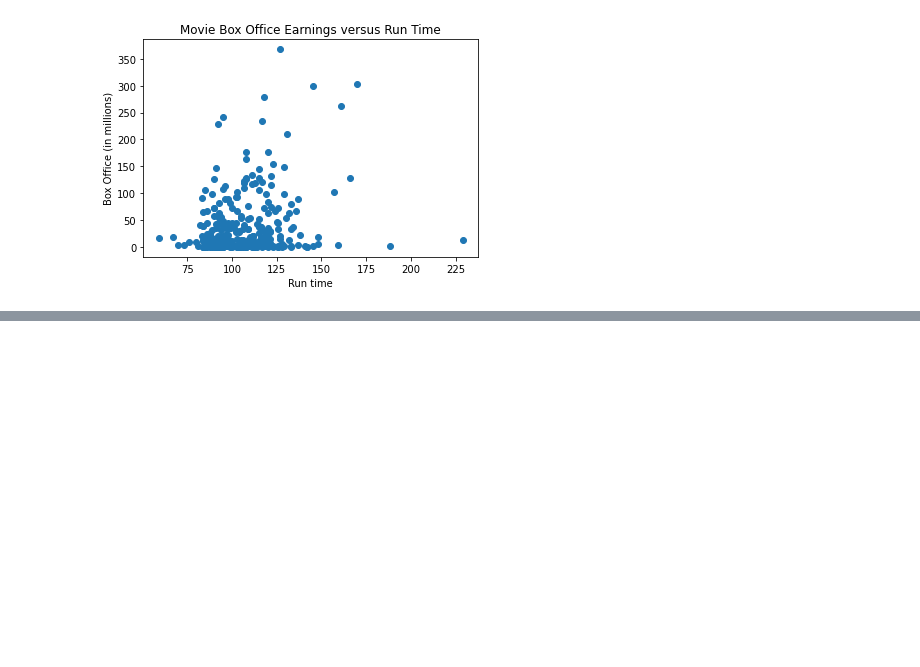
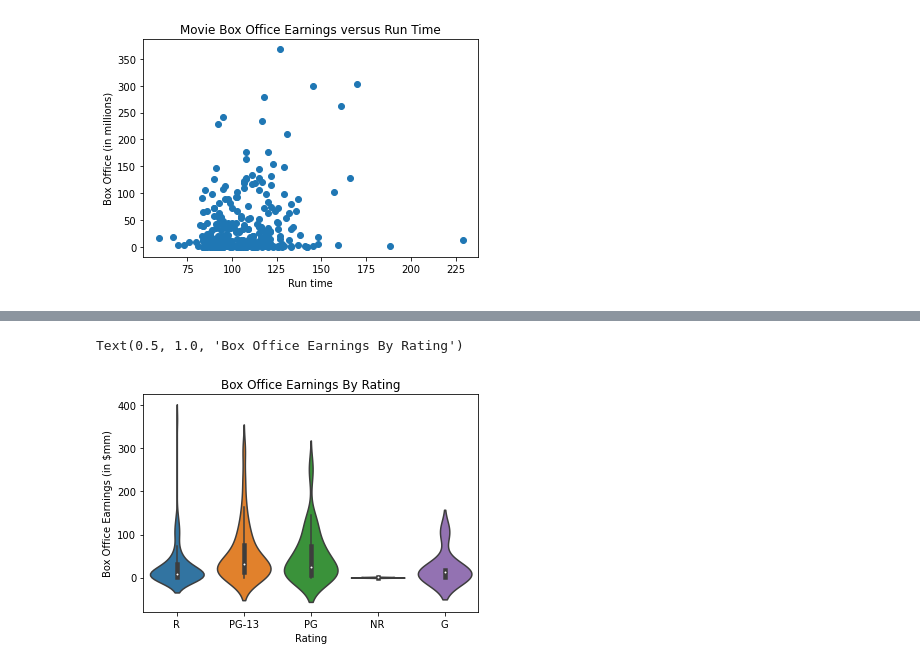
Before and after one commit to KPMcDonough49/dsc-phase-1-project, a Jupyter notebook: rt_data.ipynb, the cells around one changed output, grey strips where cells are left out. Saved outputs shown, nothing was run; the diff lists cells and outputs as text; code cells hidden in the pictures; blank space fills up the shorter version.

```diff
--- a/rt_data.ipynb
+++ b/rt_data.ipynb
@@ -263,0 +288,8 @@ Text(0.5, 1.0, 'Movie Box Office Earnings versus Run Time')
+# %%
+ax = sns.violinplot(x="rating_x", y="box_office", data=df_rt, scale='width');
+ax.set_xlabel("Rating")
+ax.set_ylabel("Box Office Earnings (in $mm)")
+ax.set_title("Box Office Earnings By Rating")
+# %% [output]
+Text(0.5, 1.0, 'Box Office Earnings By Rating')
+[figure, added]
```
Also changed, not shown: parts of 8 cells of this notebook, 1 other file.
